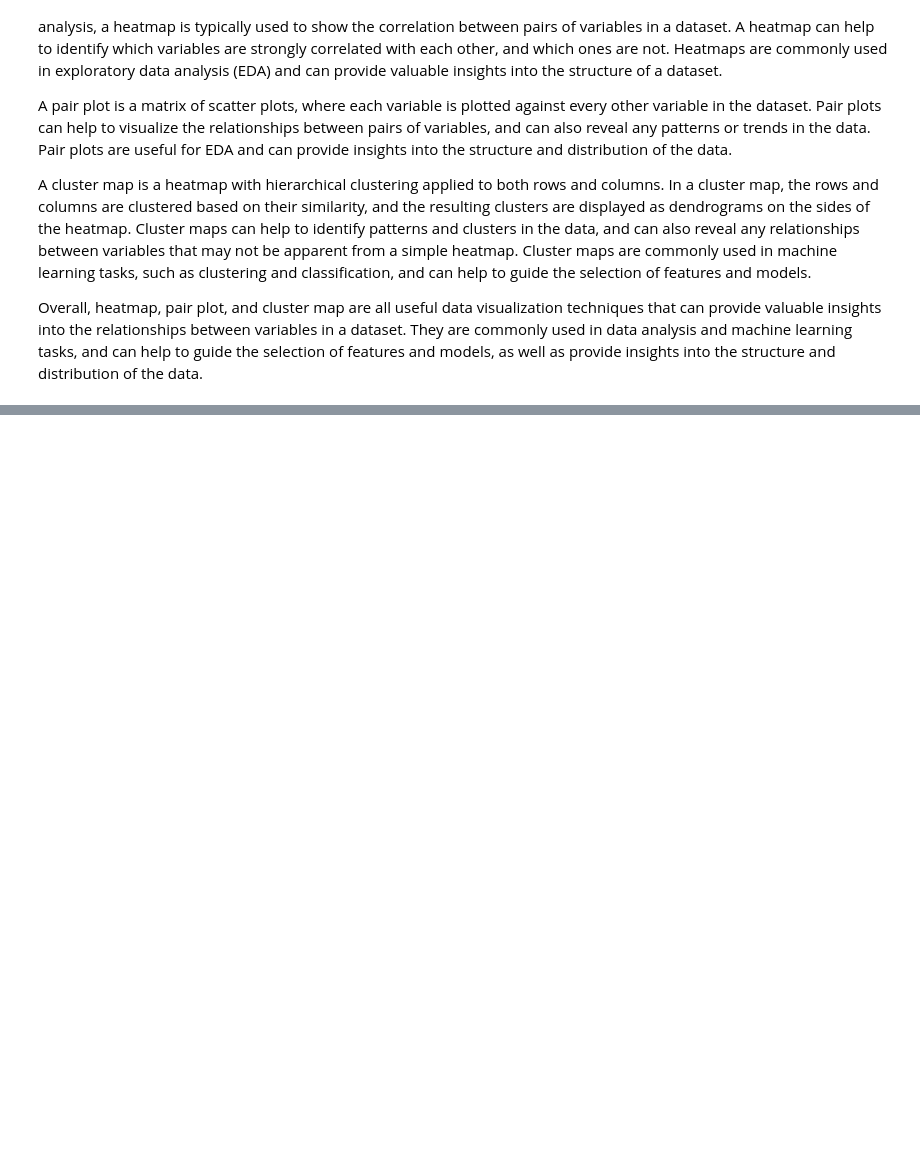
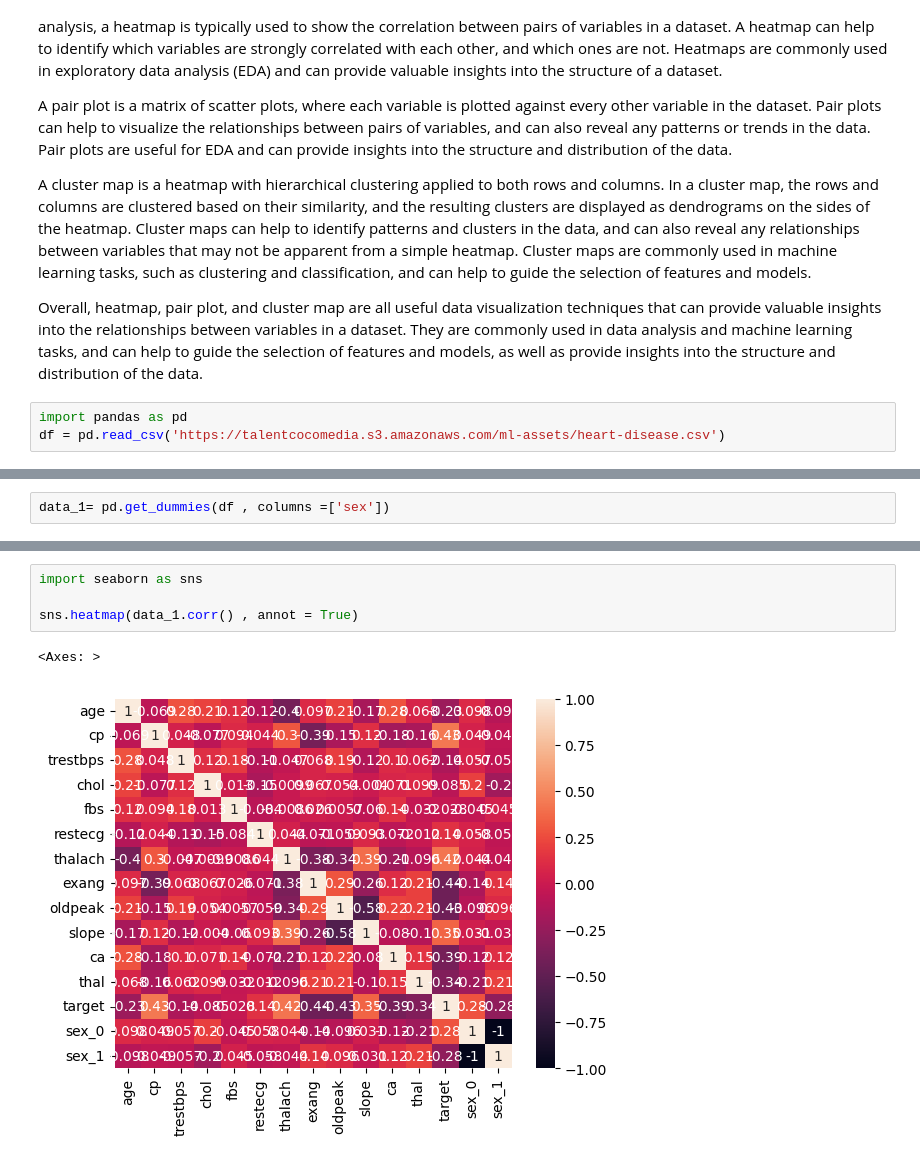
Before and after one commit to talentcoco/IndustryTraining, a Jupyter notebook: Heart_disease.ipynb, the cells around one changed output, grey strips where cells are left out. Cells and saved outputs as stored; diff of their text form; blank space fills up the shorter version.

```diff
--- a/Heart_disease.ipynb
+++ b/Heart_disease.ipynb
@@ -115,3 +115,6 @@ A pair plot is a matrix of scatter plots, where each variable is plotted against
 A cluster map is a heatmap with hierarchical clustering applied to both rows and columns. In a cluster map, the rows and columns are clustered based on their similarity, and the resulting clusters are displayed as dendrograms on the sides of the heatmap. Cluster maps can help to identify patterns and clusters in the data, and can also reveal any relationships between variables that may not be apparent from a simple heatmap. Cluster maps are commonly used in machine learning tasks, such as clustering and classification, and can help to guide the selection of features and models.
 
 Overall, heatmap, pair plot, and cluster map are all useful data visualization techniques that can provide valuable insights into the relationships between variables in a dataset. They are commonly used in data analysis and machine learning tasks, and can help to guide the selection of features and models, as well as provide insights into the structure and distribution of the data.
+# %%
+import pandas as pd
+df = pd.read_csv('https://talentcocomedia.s3.amazonaws.com/ml-assets/heart-disease.csv')
@@ -117,0 +154,2 @@ Overall, heatmap, pair plot, and cluster map are all useful data visualization t
+# %%
+data_1= pd.get_dummies(df , columns =['sex'])
@@ -117,0 +186,7 @@ Overall, heatmap, pair plot, and cluster map are all useful data visualization t
+# %%
+import seaborn as sns
+
+sns.heatmap(data_1.corr() , annot = True)
+# %% [output]
+<Axes: >
+[figure, added]
```
Also changed, not shown: parts of 14 cells of this notebook.
